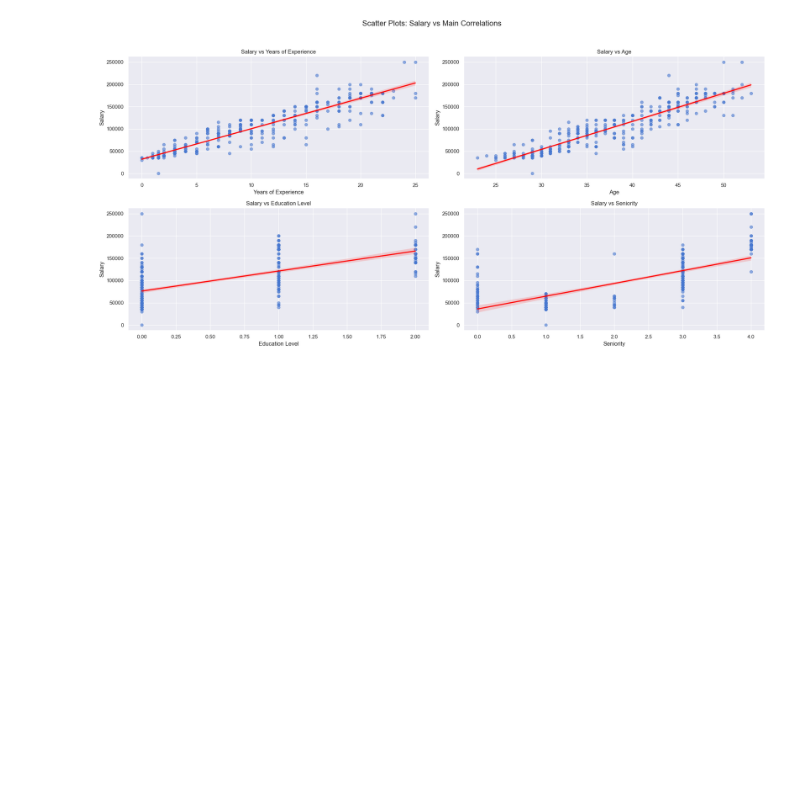
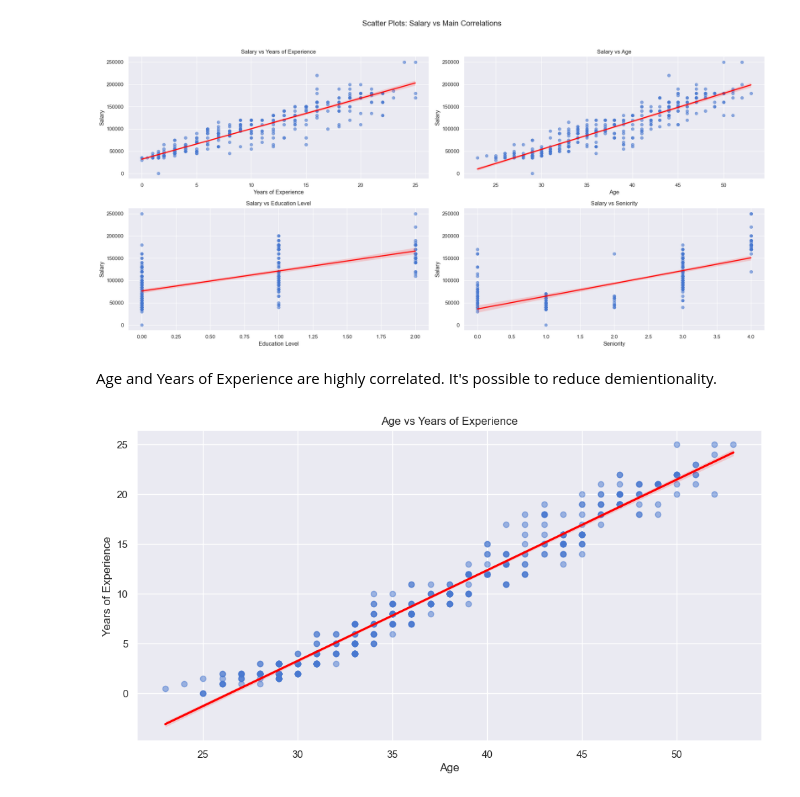
Before and after one commit to HLussiatti/SalaryForecast, a Jupyter notebook: notebooks/0. EDA & ETL.ipynb, the cells around one changed output. Cells and saved outputs as stored; diff of their text form; code cells hidden in the pictures; blank space fills up the shorter version.

```diff
--- a/notebooks/0. EDA & ETL.ipynb
+++ b/notebooks/0. EDA & ETL.ipynb
@@ -591,3 +588,15 @@ plt.tight_layout(rect=[0, 0, 1, 0.95])
 plt.show()
 # %% [output]
 [figure]
+# %% [markdown]
+Age and Years of Experience are highly correlated. It's possible to reduce demientionality.
+# %%
+# Scatter plot with linear regression
+plt.figure(figsize=(12, 6))
+sns.regplot(x=df["Age"], y=df["Years of Experience"], scatter_kws={"alpha":0.5}, line_kws={"color":"red"})
+plt.xlabel("Age")
+plt.ylabel("Years of Experience")
+plt.title("Age vs Years of Experience")
+plt.show()
+# %% [output]
+[figure, added]
```
Also changed, not shown: parts of 14 cells of this notebook, 2 other files.
